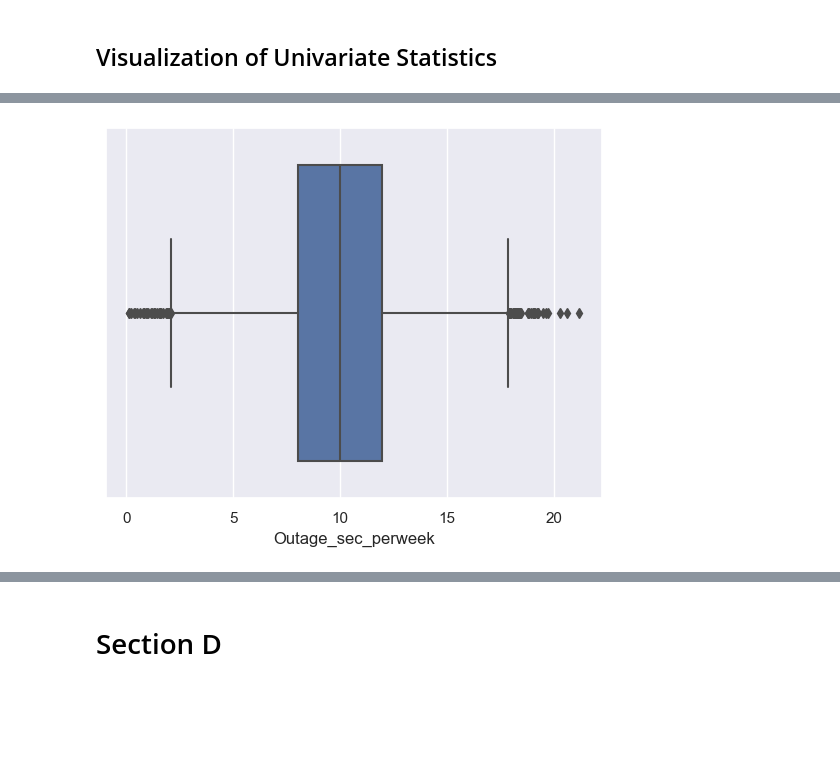
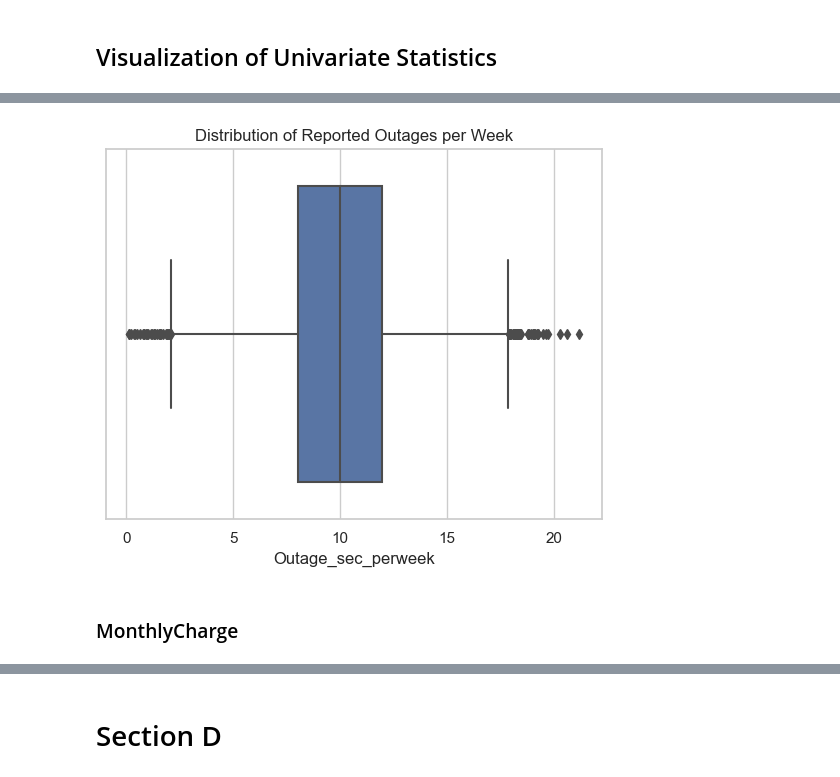
Before and after one commit to sjo1403/churn_EDA, a Jupyter notebook: D207 EDA.ipynb, the cells around one changed output, grey strips where cells are left out. Drawn from its saved outputs; the diff is of its cells as text; code cells hidden in the pictures; blank space fills up the shorter version.

Commit message:
Add files via upload
Filled in answers for report

```diff
--- a/D207 EDA.ipynb
+++ b/D207 EDA.ipynb
@@ -56,8 +111,5 @@ import matplotlib.pyplot as plt
 # %%
-# Draw a piechart of Area
 # Count number of records by Area type
 data = df['Area'].value_counts()
-sns.set_theme()
-plt.pie(data, labels=['Urban', 'Suburban', 'Rural'], autopct='%.0f%%')
-plt.show()
+data
 # %% [output]
@@ -64,0 +120,6 @@ plt.show()
+# %%
+# Draw a piechart of Area
+sns.set_style("whitegrid")
+plt.pie(data, labels=['Urban', 'Suburban', 'Rural'], autopct='%.0f%%')
+plt.title('Distribution of Customers by Area Type')
+plt.show()
@@ -73,6 +160,9 @@ plt.show()
 # %%
 # Draw a boxplot of Outage_sec_perweek
 sns.boxplot(x='Outage_sec_perweek', data=df)
+plt.title('Distribution of Reported Outages per Week')
 plt.show()
 # %% [output]
-[figure, old version]
+[figure, new version]
+# %% [markdown]
+### MonthlyCharge
```
Also changed, not shown: parts of 31 cells of this notebook.
